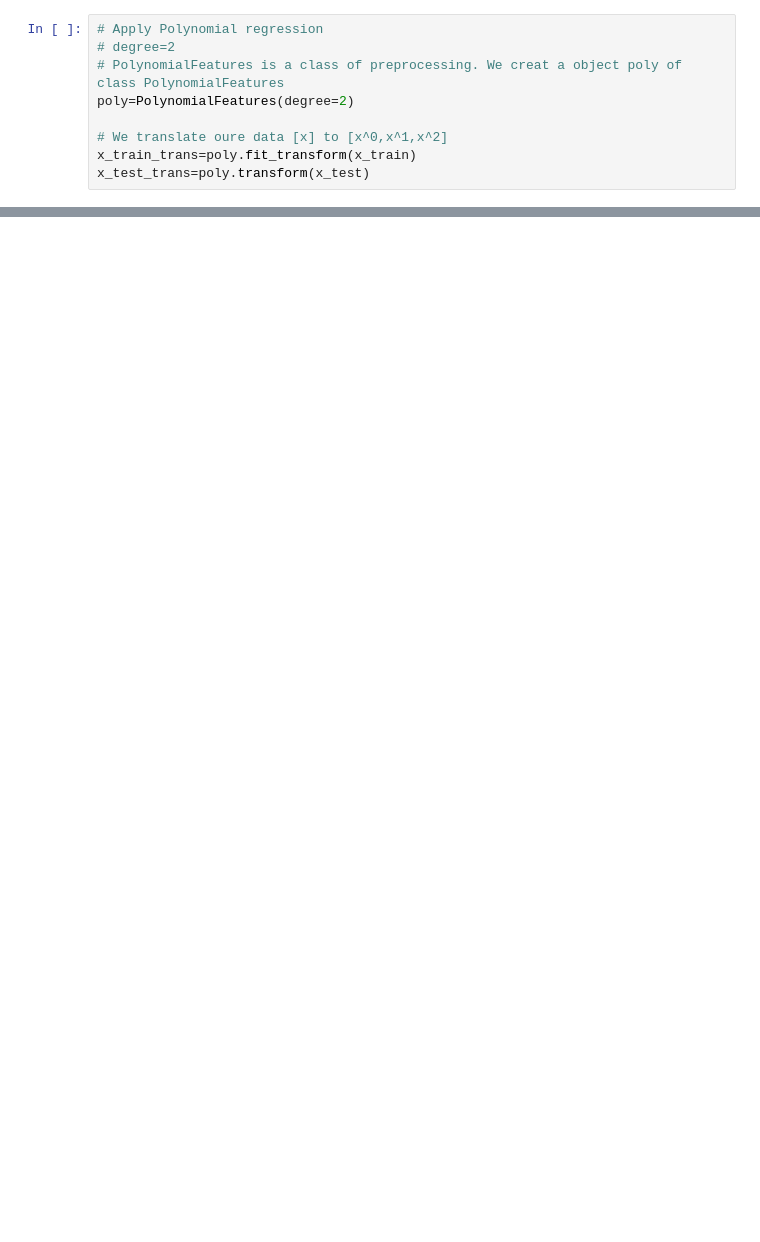
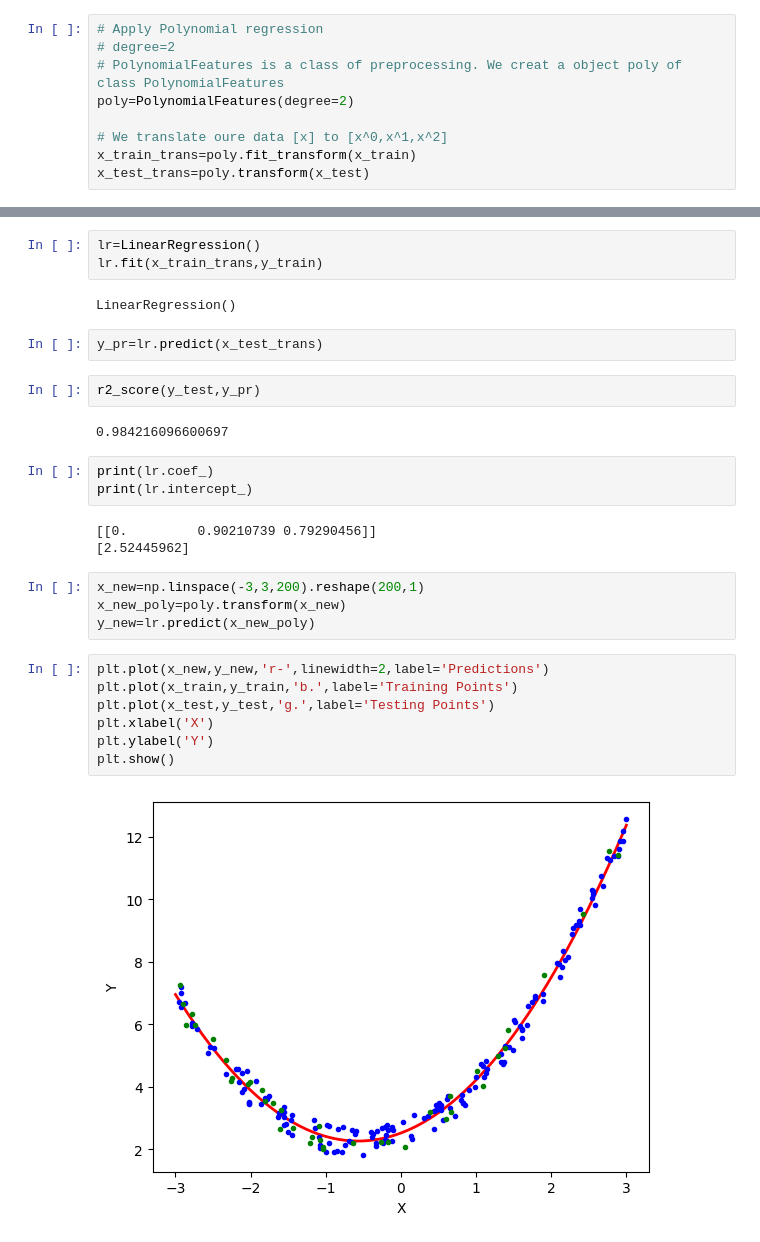
Before and after one commit to sourinmanna/DataSpace_Security, a Jupyter notebook: Polynomial_regression.ipynb, the cells around one changed output, grey strips where cells are left out. Drawn from its saved outputs; the diff is of its cells as text; blank space fills up the shorter version.

Commit message:
polynomial regression

```diff
--- a/Polynomial_regression.ipynb
+++ b/Polynomial_regression.ipynb
@@ -58,0 +66,30 @@ print(x_train_trans[0])
+# %%
+lr=LinearRegression()
+lr.fit(x_train_trans,y_train)
+# %% [output]
+LinearRegression()
+# %%
+y_pr=lr.predict(x_test_trans)
+# %%
+r2_score(y_test,y_pr)
+# %% [output]
+0.984216096600697
+# %%
+print(lr.coef_)
+print(lr.intercept_)
+# %% [output]
+[[0.         0.90210739 0.79290456]]
+[2.52445962]
+# %%
+x_new=np.linspace(-3,3,200).reshape(200,1)
+x_new_poly=poly.transform(x_new)
+y_new=lr.predict(x_new_poly)
+# %%
+plt.plot(x_new,y_new,'r-',linewidth=2,label='Predictions')
+plt.plot(x_train,y_train,'b.',label='Training Points')
+plt.plot(x_test,y_test,'g.',label='Testing Points')
+plt.xlabel('X')
+plt.ylabel('Y')
+plt.show()
+# %% [output]
+[figure, added]
```
Also changed, not shown: parts of 5 cells of this notebook.
